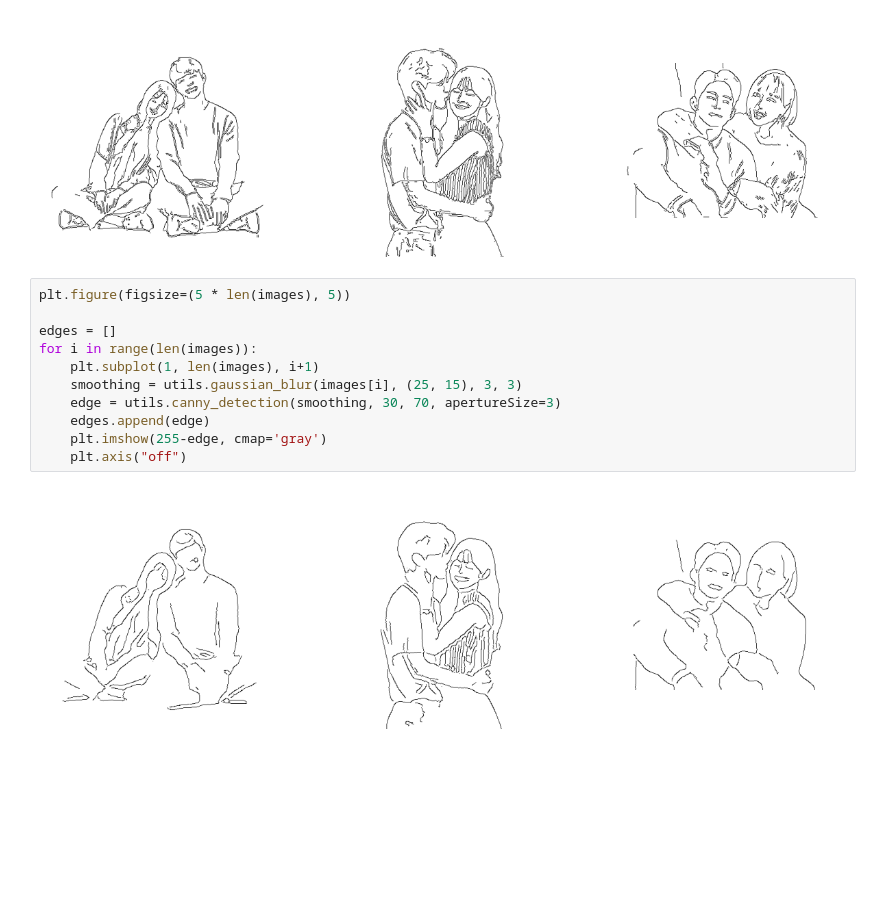
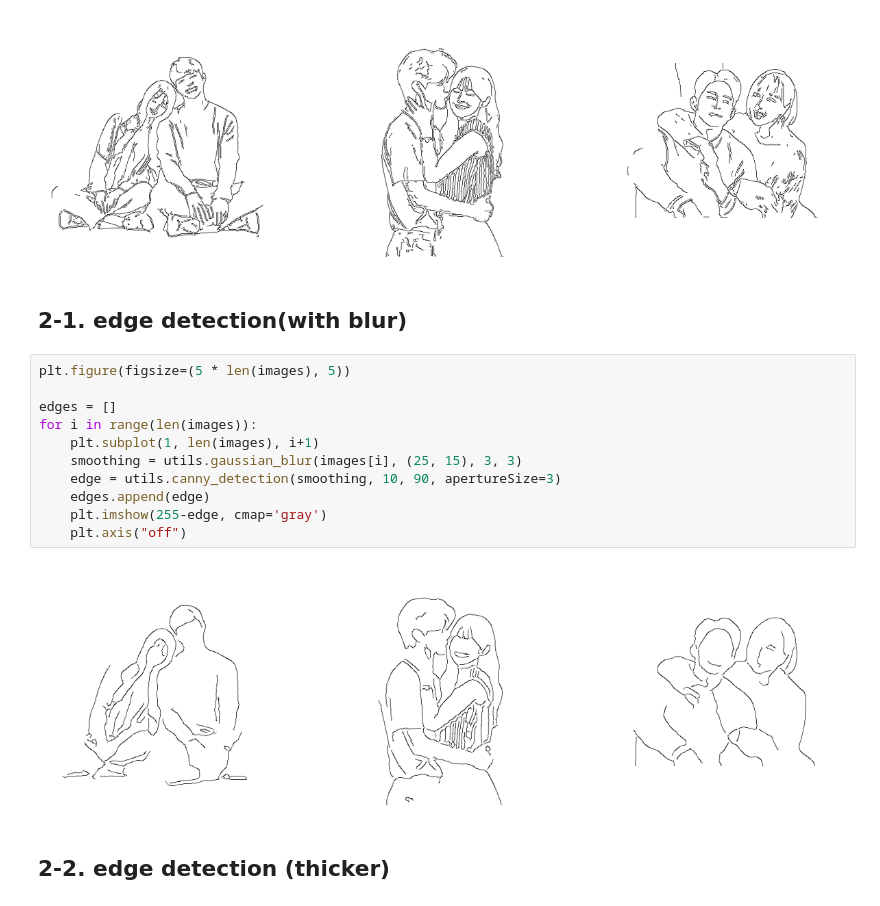
Before and after one commit to kjae0/auto-line-drawing, a Jupyter notebook: line_drawing/edge_detection.ipynb, the cells around one changed output. Drawn from its saved outputs; the diff is of its cells as text; blank space fills up the shorter version.

```diff
--- a/line_drawing/edge_detection.ipynb
+++ b/line_drawing/edge_detection.ipynb
@@ -52,19 +56,23 @@ for i in range(len(images)):
     plt.axis("off")
 # %% [output]
 [figure]
+# %% [markdown]
+## 2-1. edge detection(with blur)
 # %%
 plt.figure(figsize=(5 * len(images), 5))
 
 edges = []
 for i in range(len(images)):
     plt.subplot(1, len(images), i+1)
     smoothing = utils.gaussian_blur(images[i], (25, 15), 3, 3)
-    edge = utils.canny_detection(smoothing, 30, 70, apertureSize=3)
+    edge = utils.canny_detection(smoothing, 10, 90, apertureSize=3)
     edges.append(edge)
     plt.imshow(255-edge, cmap='gray')
     plt.axis("off")
 # %% [output]
-[figure, old version]
+[figure, new version]
+# %% [markdown]
+## 2-2. edge detection (thicker)
 # %%
 plt.figure(figsize=(5 * len(images), 5))
 
```
Also changed, not shown: parts of 9 cells of this notebook.
